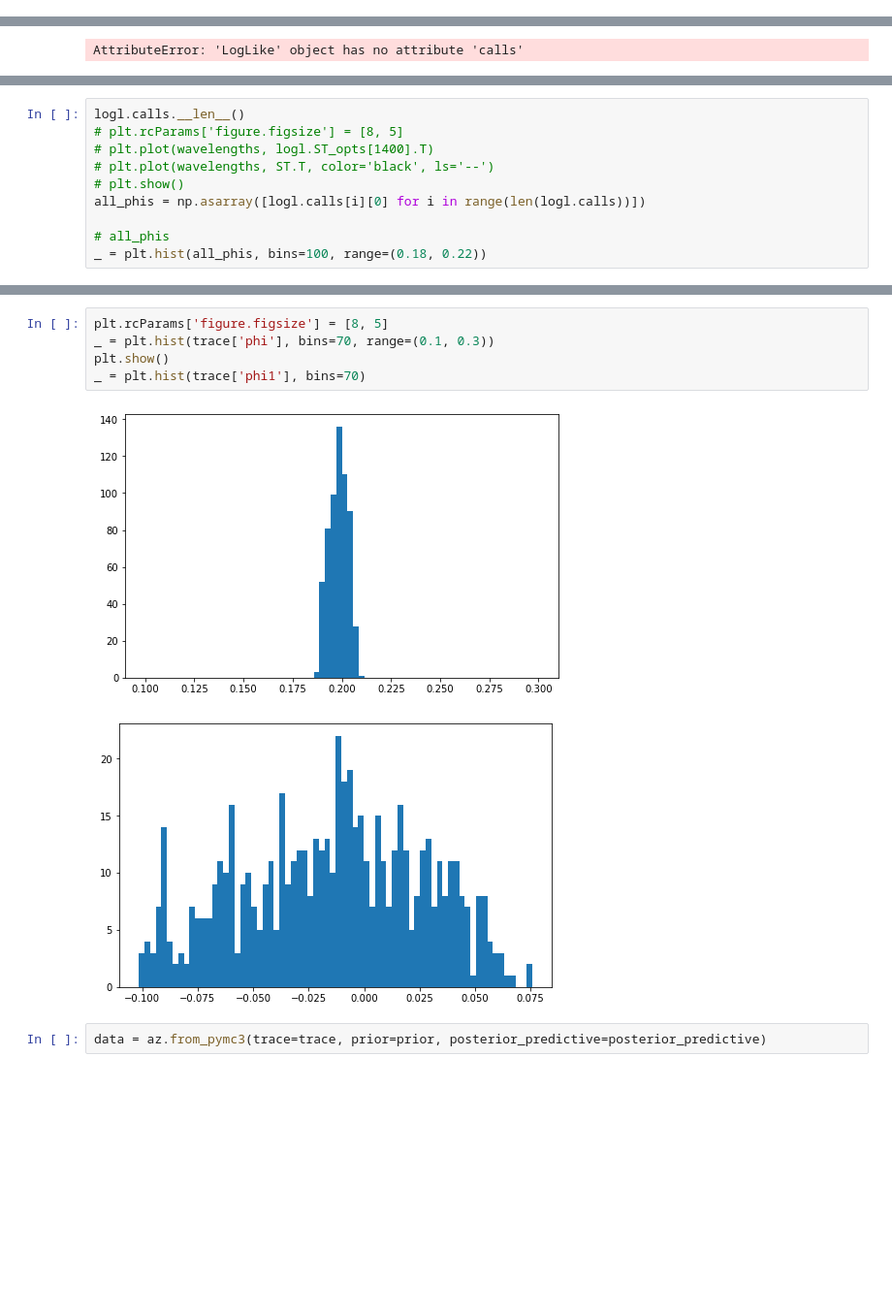
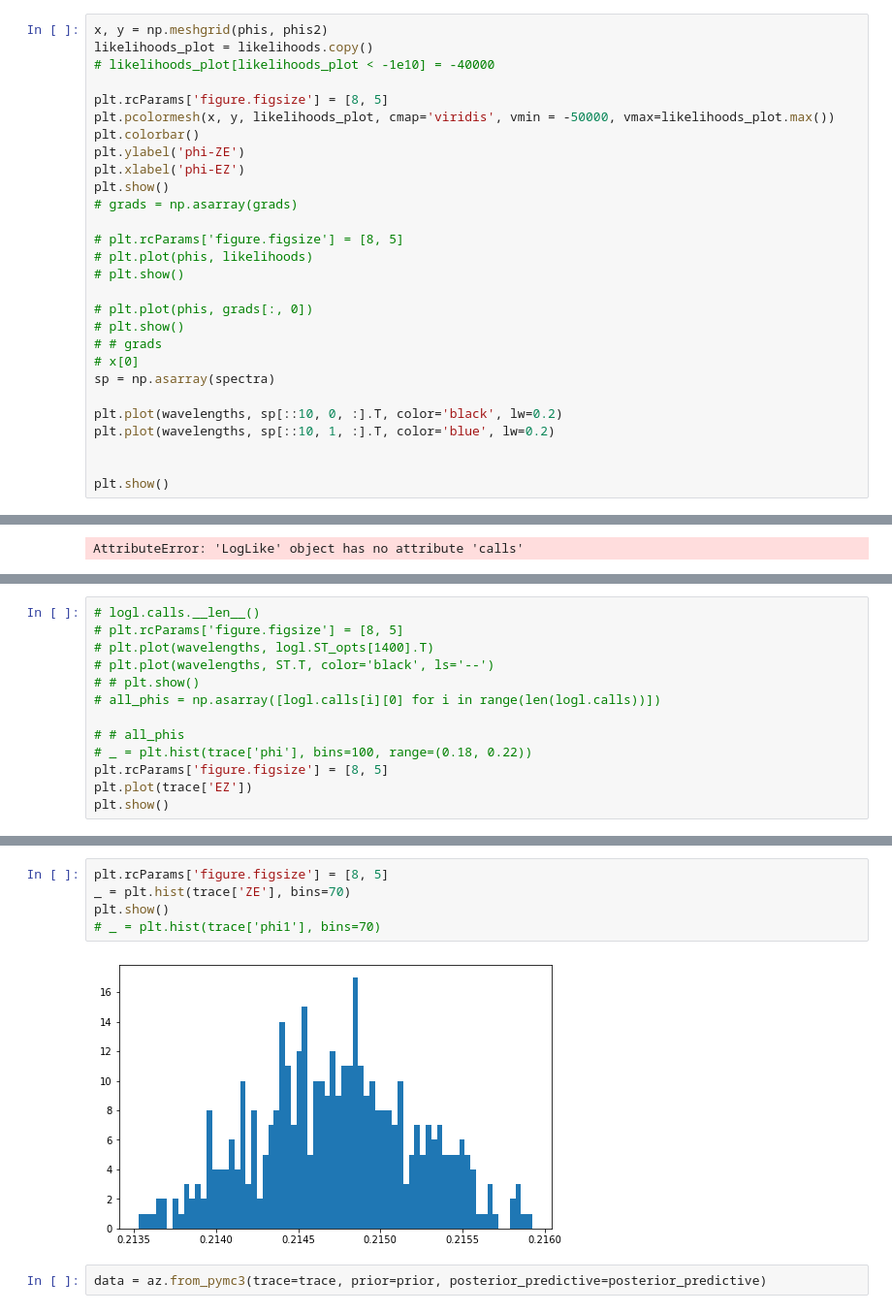
Before and after one commit to dmadea/Jupyter-Tutorials, a Jupyter notebook: MCMC/pymc3.ipynb, the cells around one changed output, grey strips where cells are left out. Shown at 97% size. Drawn from its saved outputs; the diff is of its cells as text; blank space fills up the shorter version.

```diff
--- a/MCMC/pymc3.ipynb
+++ b/MCMC/pymc3.ipynb
@@ -300,0 +373,28 @@ vals = []
+# %%
+x, y = np.meshgrid(phis, phis2)
+likelihoods_plot = likelihoods.copy()
+# likelihoods_plot[likelihoods_plot < -1e10] = -40000
+
+plt.rcParams['figure.figsize'] = [8, 5]
+plt.pcolormesh(x, y, likelihoods_plot, cmap='viridis', vmin = -50000, vmax=likelihoods_plot.max())
+plt.colorbar()
+plt.ylabel('phi-ZE')
+plt.xlabel('phi-EZ')
+plt.show()
+# grads = np.asarray(grads)
+
+# plt.rcParams['figure.figsize'] = [8, 5]
+# plt.plot(phis, likelihoods)
+# plt.show()
+
+# plt.plot(phis, grads[:, 0])
+# plt.show()
+# # grads
+# x[0]
+sp = np.asarray(spectra)
+
+plt.plot(wavelengths, sp[::10, 0, :].T, color='black', lw=0.2)
+plt.plot(wavelengths, sp[::10, 1, :].T, color='blue', lw=0.2)
+
+
+plt.show()
@@ -354,11 +449,14 @@ Slice: [phi]
 # %%
-logl.calls.__len__()
+# logl.calls.__len__()
 # plt.rcParams['figure.figsize'] = [8, 5]
 # plt.plot(wavelengths, logl.ST_opts[1400].T)
 # plt.plot(wavelengths, ST.T, color='black', ls='--')
-# plt.show()
-all_phis = np.asarray([logl.calls[i][0] for i in range(len(logl.calls))])
+# # plt.show()
+# all_phis = np.asarray([logl.calls[i][0] for i in range(len(logl.calls))])
 
-# all_phis
-_ = plt.hist(all_phis, bins=100, range=(0.18, 0.22))
+# # all_phis
+# _ = plt.hist(trace['phi'], bins=100, range=(0.18, 0.22))
+plt.rcParams['figure.figsize'] = [8, 5]
+plt.plot(trace['EZ'])
+plt.show()
 # %% [output]
@@ -371,11 +469,10 @@ _ = pm.traceplot(trace)
 # %%
 plt.rcParams['figure.figsize'] = [8, 5]
-_ = plt.hist(trace['phi'], bins=70, range=(0.1, 0.3))
+_ = plt.hist(trace['ZE'], bins=70)
 plt.show()
-_ = plt.hist(trace['phi1'], bins=70)
+# _ = plt.hist(trace['phi1'], bins=70)
 # %% [output]
-[figure, old version]
+[figure, new version]
-[figure, removed]
 # %%
 data = az.from_pymc3(trace=trace, prior=prior, posterior_predictive=posterior_predictive)
 # %%
```
Also changed, not shown: parts of 12 cells of this notebook, 8 other files.
